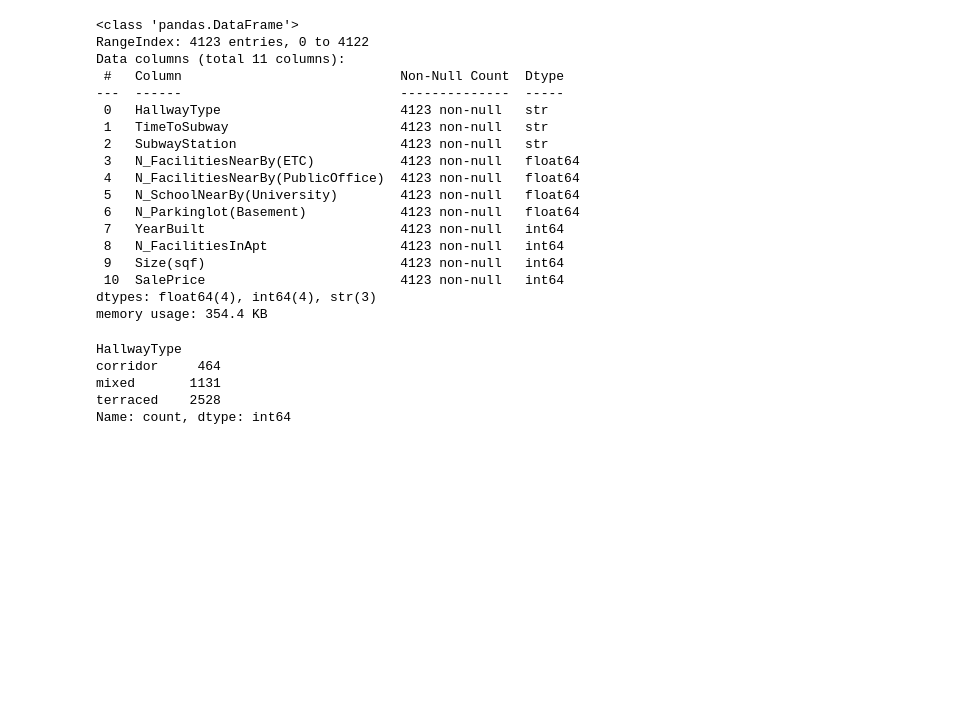
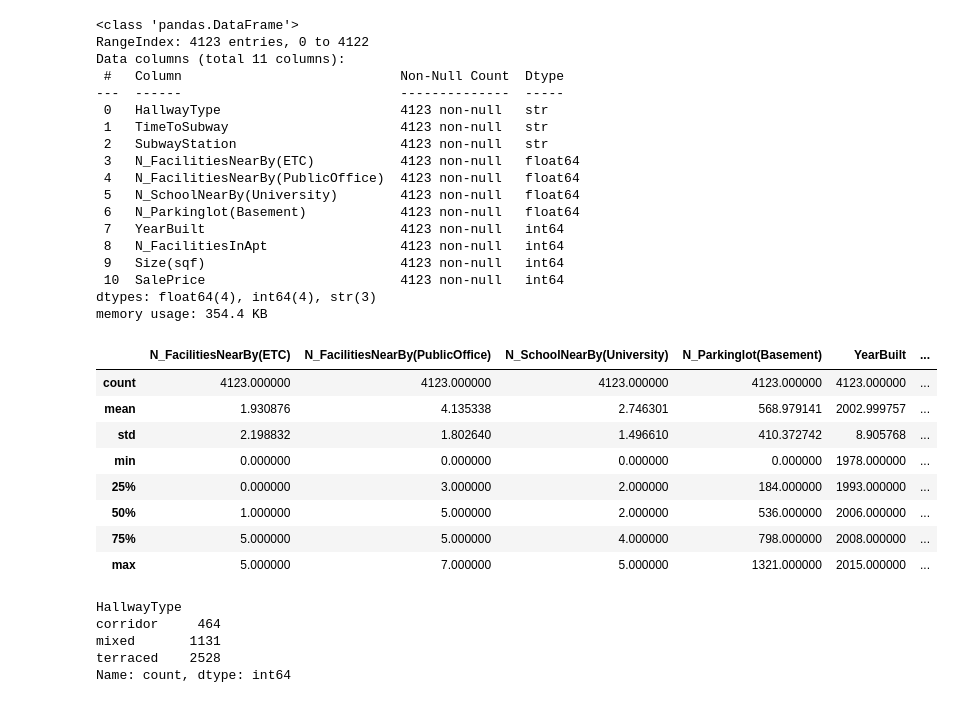
Before and after one commit to 0xVanes/JCAIE, a Jupyter notebook: capstoneprojects/Capstone2/Capstone2.ipynb, the cells around one changed output. Drawn from its saved outputs; the diff is of its cells as text; code cells hidden in the pictures; blank space fills up the shorter version.

```diff
--- a/capstoneprojects/Capstone2/Capstone2.ipynb
+++ b/capstoneprojects/Capstone2/Capstone2.ipynb
@@ -30,6 +52,19 @@ Data columns (total 11 columns):
  10  SalePrice                         4123 non-null   int64
 dtypes: float64(4), int64(4), str(3)
 memory usage: 354.4 KB
+# %%
+df.describe()
+#Deskriptif statistik
+# %% [output]
+|  | N_FacilitiesNearBy(ETC) | N_FacilitiesNearBy(PublicOffice) | N_SchoolNearBy(University) | N_Parkinglot(Basement) | YearBuilt | ... |
+| count | 4123.000000 | 4123.000000 | 4123.000000 | 4123.000000 | 4123.000000 | ... |
+| mean | 1.930876 | 4.135338 | 2.746301 | 568.979141 | 2002.999757 | ... |
+| std | 2.198832 | 1.802640 | 1.496610 | 410.372742 | 8.905768 | ... |
+| min | 0.000000 | 0.000000 | 0.000000 | 0.000000 | 1978.000000 | ... |
+| 25% | 0.000000 | 3.000000 | 2.000000 | 184.000000 | 1993.000000 | ... |
+| 50% | 1.000000 | 5.000000 | 2.000000 | 536.000000 | 2006.000000 | ... |
+| 75% | 5.000000 | 5.000000 | 4.000000 | 798.000000 | 2008.000000 | ... |
+| max | 5.000000 | 7.000000 | 5.000000 | 1321.000000 | 2015.000000 | ... |
 # %%
 df['HallwayType'].value_counts(ascending=True)
 #one-hot
```
Also changed, not shown: parts of 22 cells of this notebook.
